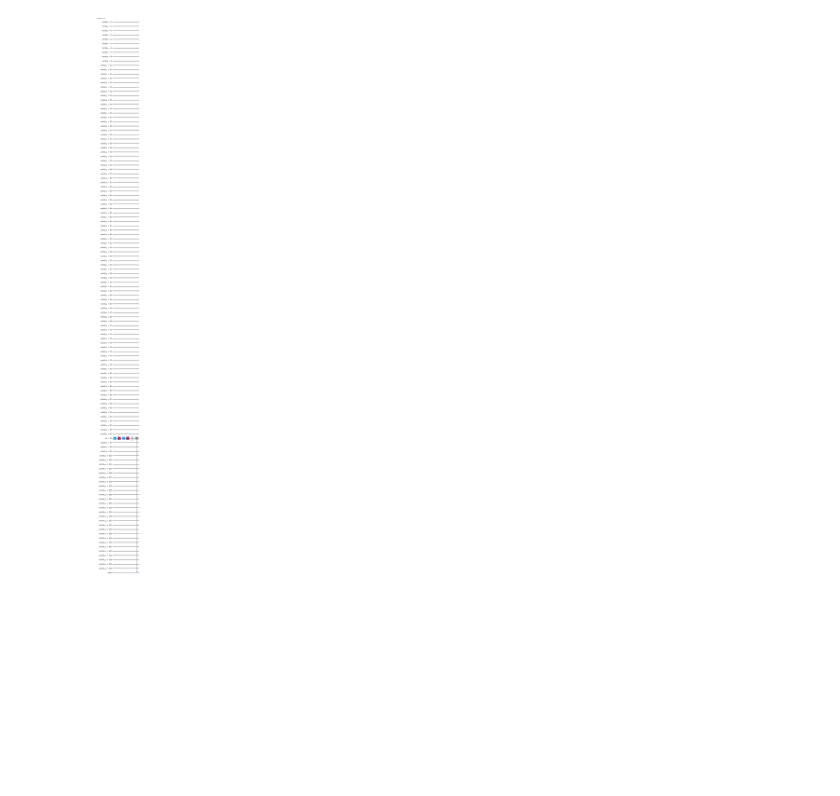
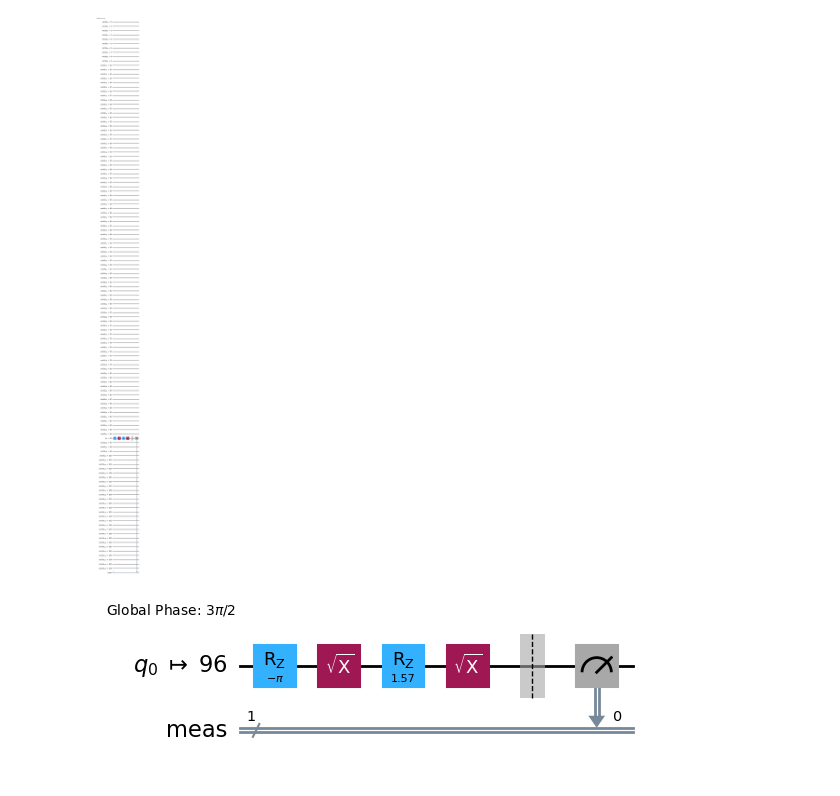
Before and after one commit to comp0031/QRNG, a Jupyter notebook: main.ipynb, the cells around one changed output. Saved outputs shown, nothing was run; the diff lists cells and outputs as text; code cells hidden in the pictures; blank space fills up the shorter version.

Commit message:
draw circuit without idle wires

```diff
--- a/main.ipynb
+++ b/main.ipynb
@@ -91,3 +91,23 @@ circ = transpile(circ, simulator)
 circ.draw("mpl")
 # %% [output]
 [figure]
+# %%
+def count_gates(qc: QuantumCircuit):
+    gate_count = { qubit: 0 for qubit in qc.qubits }
+    for gate in qc.data:
+        for qubit in gate.qubits:
+            gate_count[qubit] += 1
+    return gate_count
+
+def remove_idle_wires(qc: QuantumCircuit):
+    qc_out = qc.copy()
+    gate_count = count_gates(qc_out)
+    for qubit, count in gate_count.items():
+        if count == 0:
+            qc_out.qubits.remove(qubit)
+    return qc_out
+# %%
+circ2 = remove_idle_wires(circ)
+circ2.draw("mpl")
+# %% [output]
+[figure, added]
```
